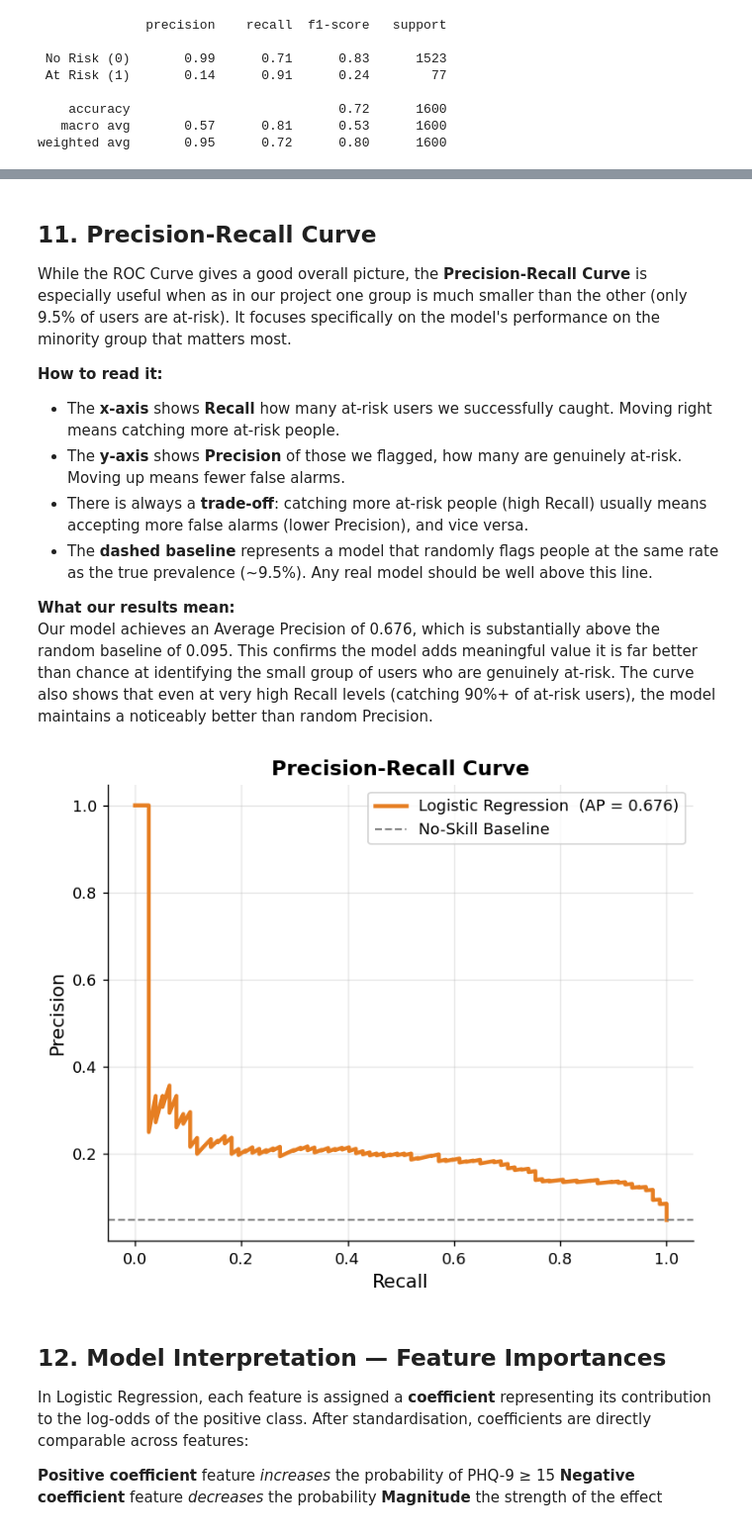
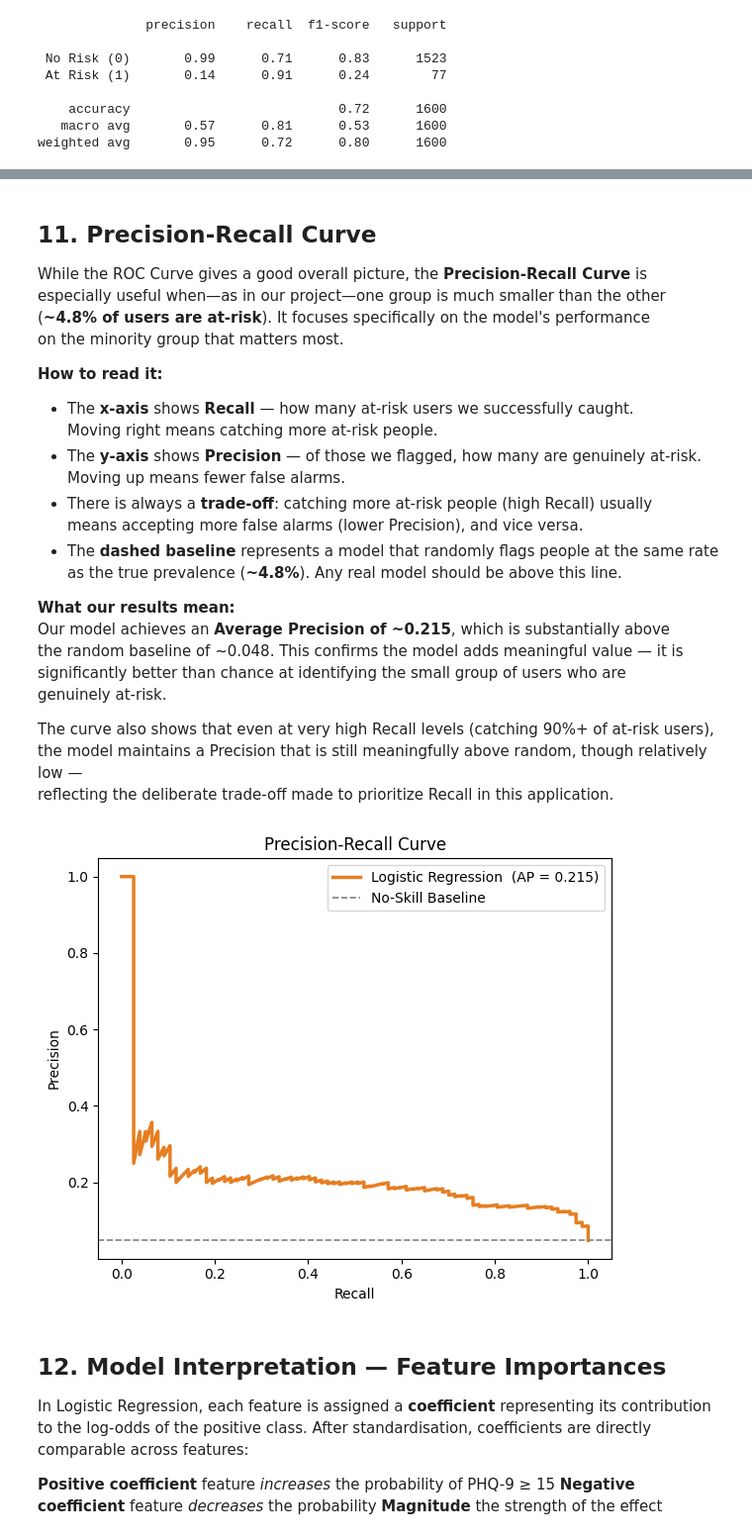
Before and after one commit to krishi-kakkar-19/A-Machine-Learning-Approach-to-Predict-Mental-Health-from-Social-Media-Usage, a Jupyter notebook: I310D_Final_Project.ipynb, the cells around one changed output, grey strips where cells are left out. Shown at 99% size. Cells and saved outputs as stored; diff of their text form; code cells hidden in the pictures.

```diff
--- a/I310D_Final_Project.ipynb
+++ b/I310D_Final_Project.ipynb
@@ -630,7 +657,7 @@ The `balanced` weight setting automatically adjusts class penalties inversely pr
 to class frequencies — essential here since only ~9.5% of samples are positive.
 # %%
 model = LogisticRegression(
-    C=0.1,                    # best regularization from CV
+    C=0.01,                    # best regularization from CV
     class_weight='balanced',  # compensate for class imbalance
     solver='lbfgs',           # efficient for small/medium datasets
     max_iter=1000,
@@ -877,42 +903,45 @@ plt.show()
 ## 11. Precision-Recall Curve
 
 While the ROC Curve gives a good overall picture, the **Precision-Recall Curve** is
-especially useful when as in our project one group is much smaller than the other
-(only 9.5% of users are at-risk). It focuses specifically on the model's performance
+especially useful when—as in our project—one group is much smaller than the other
+(**~4.8% of users are at-risk**). It focuses specifically on the model's performance
 on the minority group that matters most.
 
 **How to read it:**
-- The **x-axis** shows **Recall**  how many at-risk users we successfully caught.
+- The **x-axis** shows **Recall** — how many at-risk users we successfully caught.
   Moving right means catching more at-risk people.
-- The **y-axis** shows **Precision**  of those we flagged, how many are genuinely at-risk.
+- The **y-axis** shows **Precision** — of those we flagged, how many are genuinely at-risk.
   Moving up means fewer false alarms.
 - There is always a **trade-off**: catching more at-risk people (high Recall) usually
   means accepting more false alarms (lower Precision), and vice versa.
 - The **dashed baseline** represents a model that randomly flags people at the same rate
-  as the true prevalence (~9.5%). Any real model should be well above this line.
+  as the true prevalence (**~4.8%**). Any real model should be above this line.
 
 **What our results mean:**
-Our model achieves an Average Precision of 0.676, which is substantially above
-the random baseline of 0.095. This confirms the model adds meaningful value  it is
-far better than chance at identifying the small group of users who are genuinely at-risk.
+Our model achieves an **Average Precision of ~0.215**, which is substantially above
+the random baseline of ~0.048. This confirms the model adds meaningful value — it is
+significantly better than chance at identifying the small group of users who are
+genuinely at-risk.
+
 The curve also shows that even at very high Recall levels (catching 90%+ of at-risk users),
-the model maintains a noticeably better than random Precision.
+the model maintains a Precision that is still meaningfully above random, though relatively low —
+reflecting the deliberate trade-off made to prioritize Recall in this application.
 # %%
 prec_vals, rec_vals, _ = precision_recall_curve(y_test, y_prob)
 
 fig, ax = plt.subplots(figsize=(6, 5))
 ax.plot(rec_vals, prec_vals, color='#E67E22', lw=2.5,
-        label='Logistic Regression  (AP = 0.676)')
+        label=f'Logistic Regression  (AP = {ap:.3f})')
 ax.axhline(y_test.mean(), color='gray', linestyle='--', lw=1.2,
            label=f'No-Skill Baseline')
 ax.set_xlabel('Recall')
 ax.set_ylabel('Precision')
 ax.set_title('Precision-Recall Curve')
 ax.legend(fontsize=10)
 plt.tight_layout()
 plt.show()
 # %% [output]
-[figure, old version]
+[figure, new version]
 # %% [markdown]
 ## 12. Model Interpretation — Feature Importances
 
```
Also changed, not shown: parts of 19 cells of this notebook.
